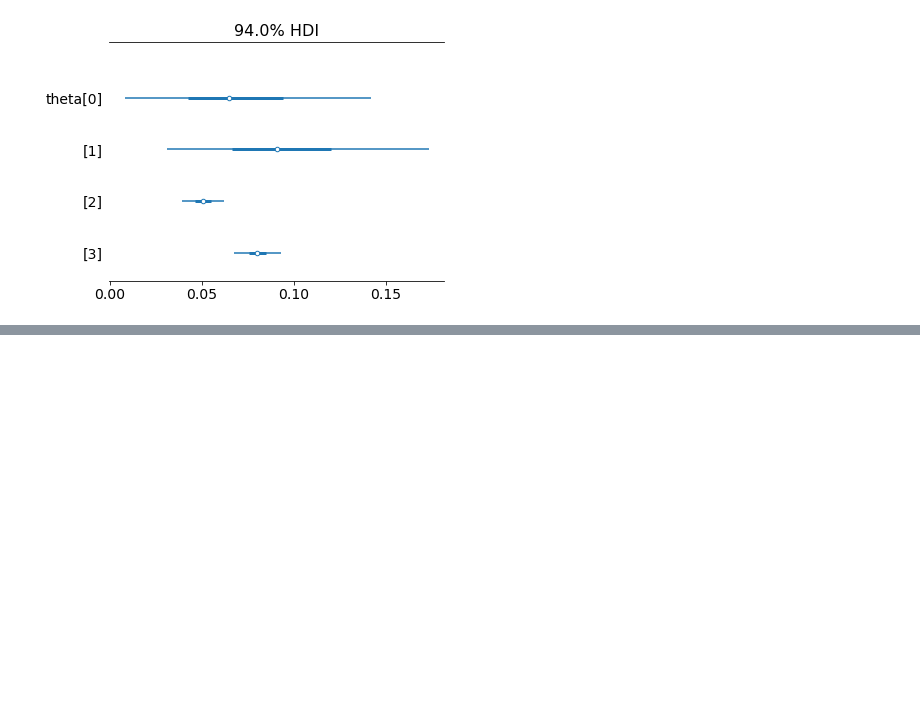
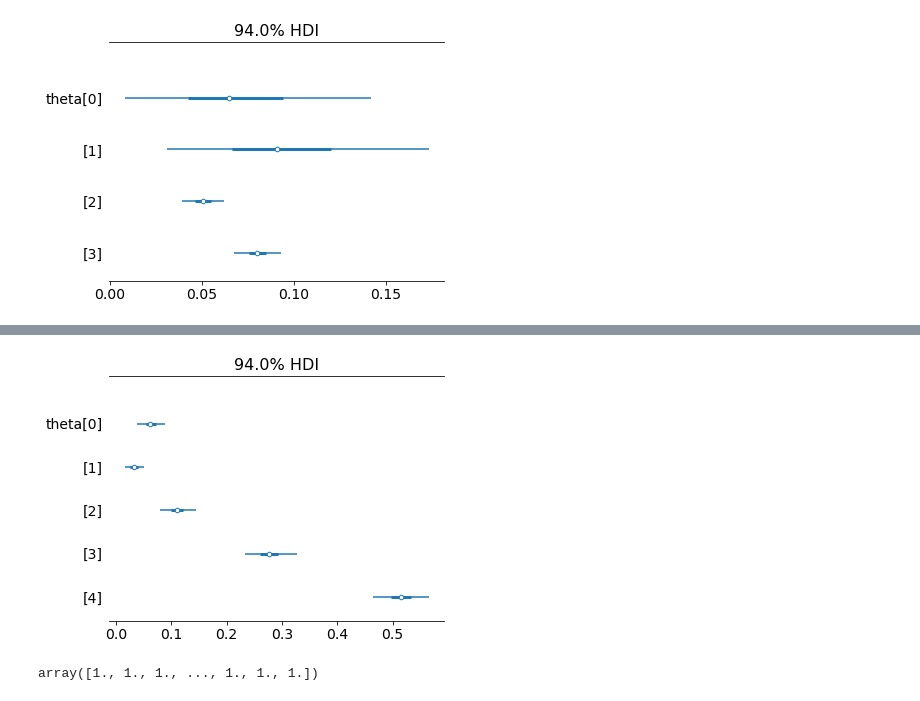
Before and after one commit to rosiananatalie/cs702-computational-interaction, a Jupyter notebook: lec02/probprog/pymc3.ipynb, the cells around one changed output, grey strips where cells are left out. Saved outputs shown, nothing was run; the diff lists cells and outputs as text; code cells hidden in the pictures; blank space fills up the shorter version.

```diff
--- a/lec02/probprog/pymc3.ipynb
+++ b/lec02/probprog/pymc3.ipynb
@@ -105,0 +142,11 @@ with model_two_designs:
+# %%
+with model_product_a:
+    az.plot_forest(
+        trace_product_a,
+        combined=True)
+# %% [output]
+[figure, added]
+# %%
+np.sum(trace_product_a['theta'], axis=1)
+# %% [output]
+array([1., 1., 1., ..., 1., 1., 1.])
```
Also changed, not shown: parts of 17 cells of this notebook, 1 other file.
